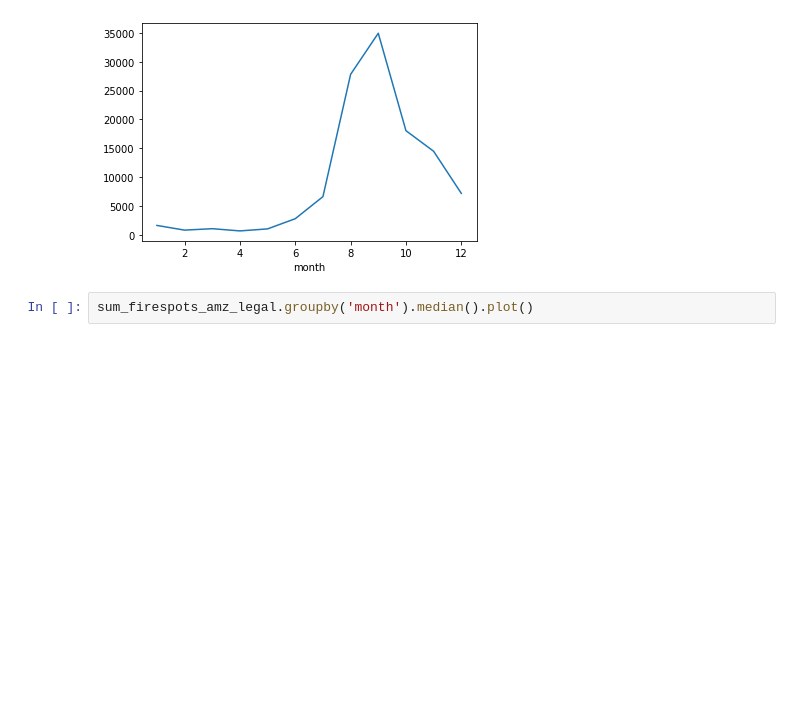
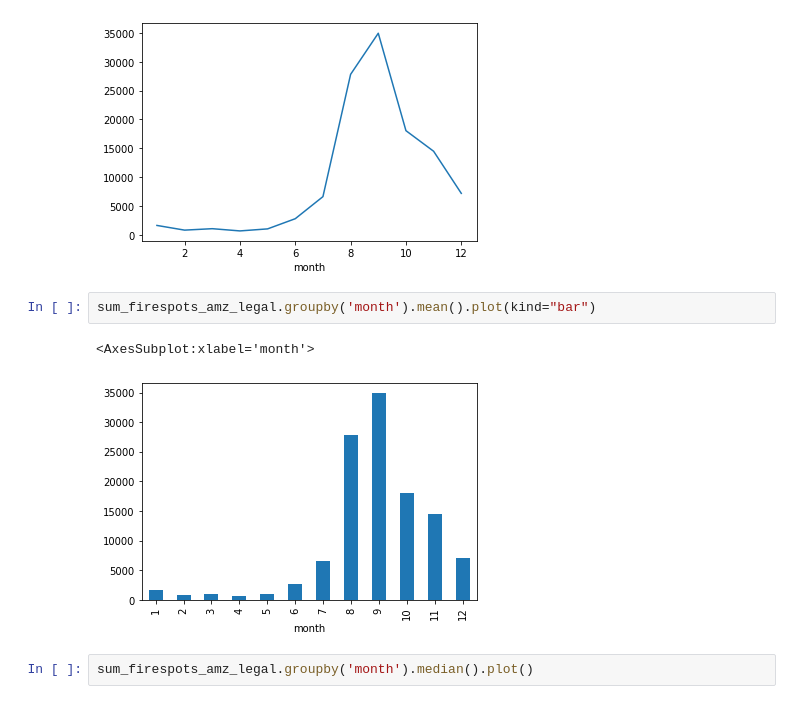
Before and after one commit to thiagomrs/icd2021projetoFinal, a Jupyter notebook: DesmatamentoDaAmazônia.ipynb, the cells around one changed output. Drawn from its saved outputs; the diff is of its cells as text; blank space fills up the shorter version.

Commit message:
Add bar plots

```diff
--- a/DesmatamentoDaAmazônia.ipynb
+++ b/DesmatamentoDaAmazônia.ipynb
@@ -446,6 +446,11 @@ sum_firespots_amz_legal.groupby('month').mean().plot()
 # %% [output]
 <AxesSubplot:xlabel='month'>
 [figure]
+# %%
+sum_firespots_amz_legal.groupby('month').mean().plot(kind="bar")
+# %% [output]
+<AxesSubplot:xlabel='month'>
+[figure, added]
 # %%
 sum_firespots_amz_legal.groupby('month').median().plot()
 # %% [output]
```
Also changed, not shown: parts of 2 cells of this notebook.
